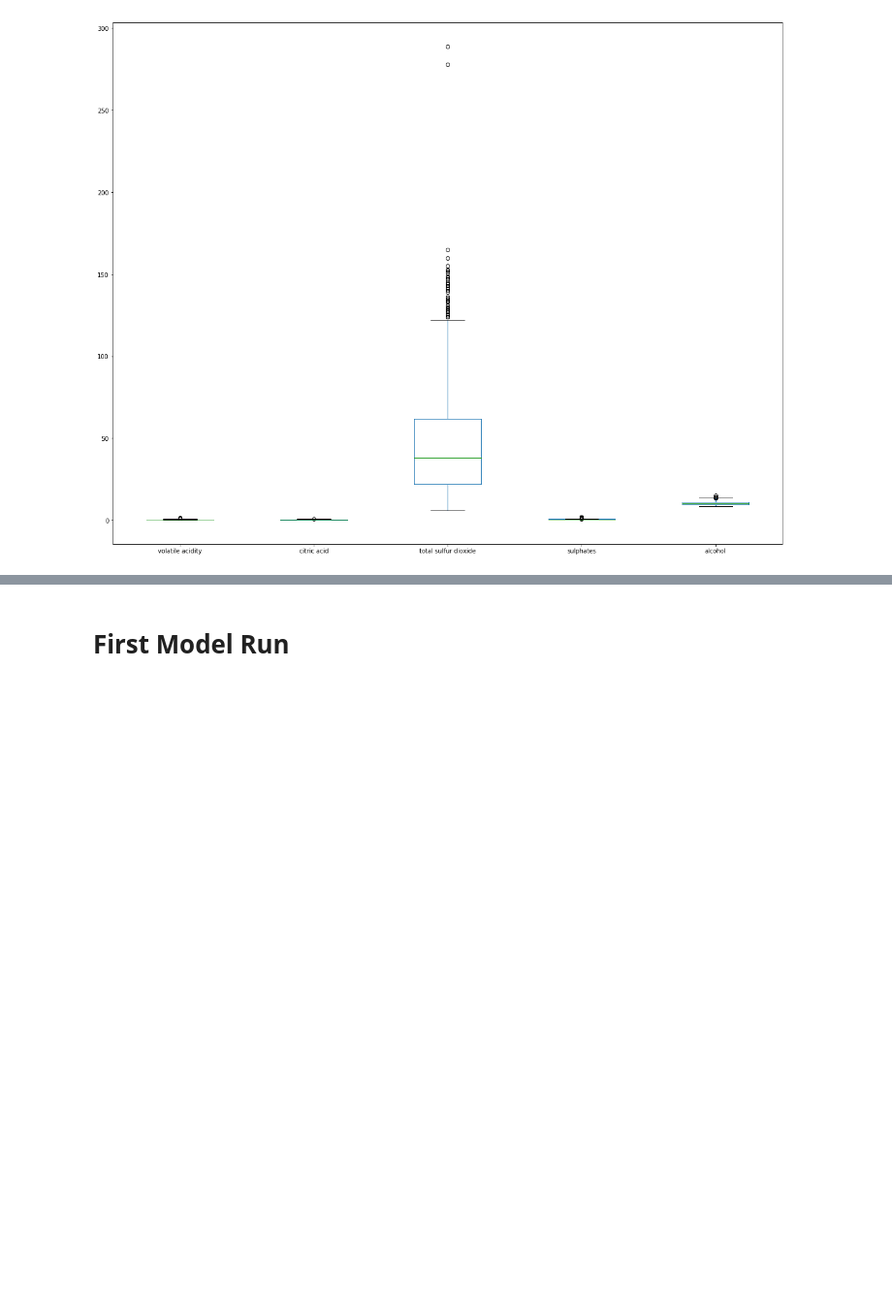
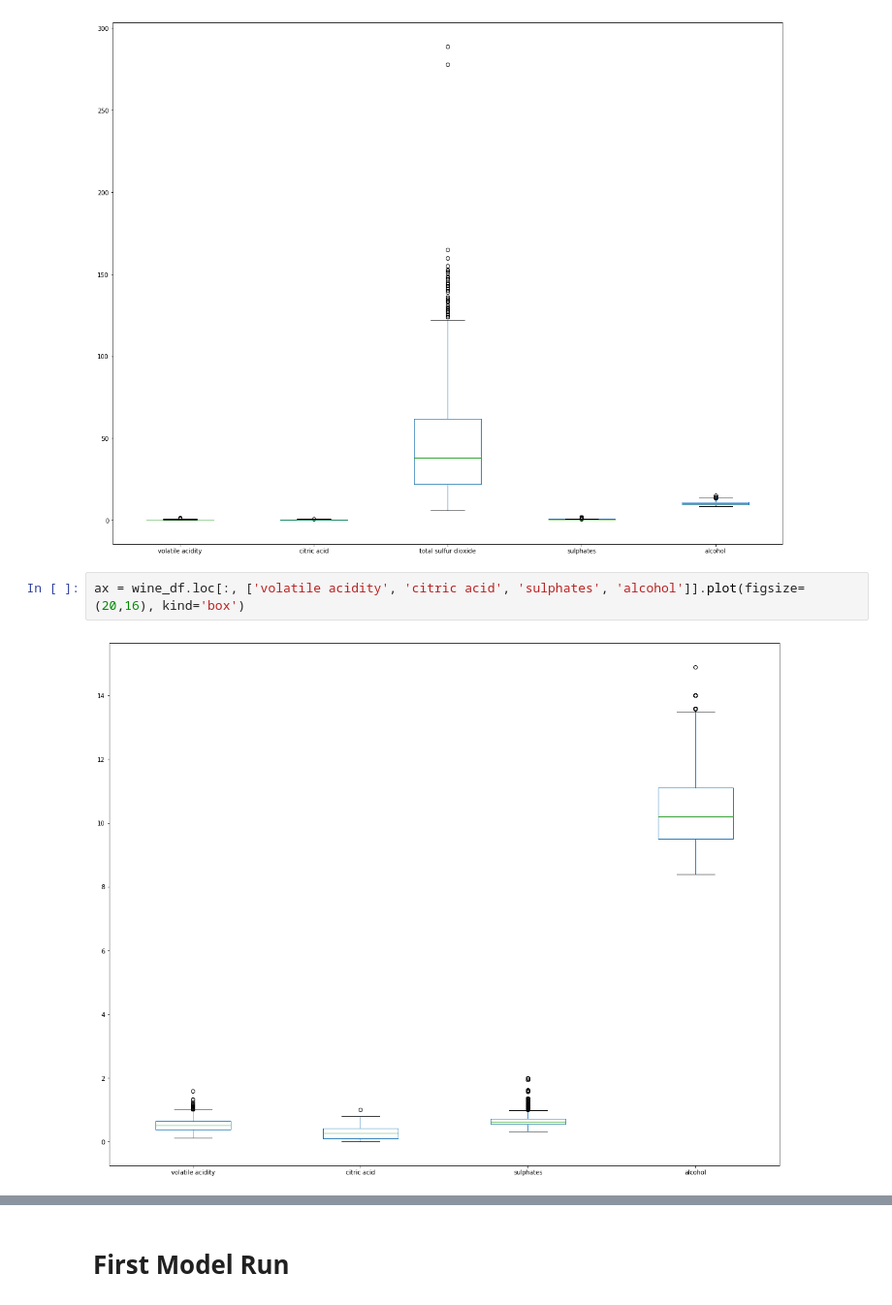
Before and after one commit to lpiscit2/luke_piscitelli_final_project, a Jupyter notebook: part_2.ipynb, the cells around one changed output, grey strips where cells are left out. Shown at 97% size. Saved outputs shown, nothing was run; the diff lists cells and outputs as text; blank space fills up the shorter version.

```diff
--- a/part_2.ipynb
+++ b/part_2.ipynb
@@ -94,3 +94,7 @@ y = wine_df.loc[:,target_col]
 ax = X.plot(figsize=(20,16), kind='box')
 # %% [output]
 [figure]
+# %%
+ax = wine_df.loc[:, ['volatile acidity', 'citric acid', 'sulphates', 'alcohol']].plot(figsize=(20,16), kind='box')
+# %% [output]
+[figure, added]
```
Also changed, not shown: parts of 1 cell of this notebook, 2 other files.
